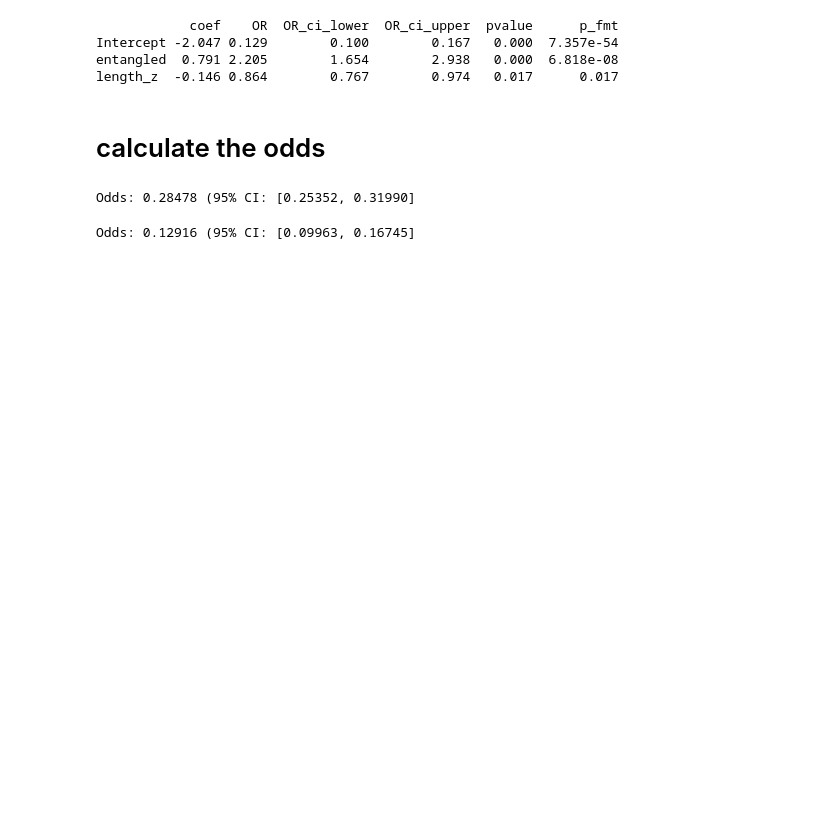
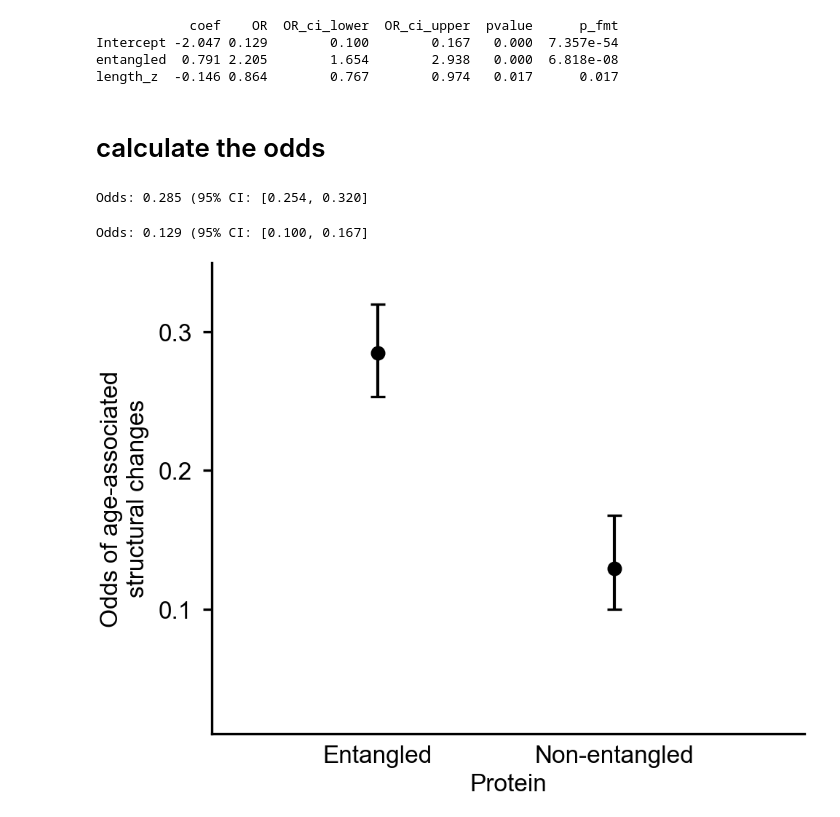
Before and after one commit to vuqv/entanglement_misfolding_and_aging, a Jupyter notebook: statistical_association/notebook/1_0_SC_Ent_Protein_level.ipynb, the cells around one changed output. Saved outputs shown, nothing was run; the diff lists cells and outputs as text; code cells hidden in the pictures; blank space fills up the shorter version.

```diff
--- a/statistical_association/notebook/1_0_SC_Ent_Protein_level.ipynb
+++ b/statistical_association/notebook/1_0_SC_Ent_Protein_level.ipynb
@@ -214,13 +251,13 @@ logit_lower = logit - 1.96 * se_logit
 logit_upper = logit + 1.96 * se_logit
 
 # Convert to odds
-odds = np.exp(logit)
-ci_lower = np.exp(logit_lower)
-ci_upper = np.exp(logit_upper)
+E_odds = np.exp(logit)
+E_ci_lower = np.exp(logit_lower)
+E_ci_upper = np.exp(logit_upper)
 
-print(f"Odds: {odds:.5f} (95% CI: [{ci_lower:.5f}, {ci_upper:.5f}]")
+print(f"Odds: {E_odds:.3f} (95% CI: [{E_ci_lower:.3f}, {E_ci_upper:.3f}]")
 # %% [output]
-Odds: 0.28478 (95% CI: [0.25352, 0.31990]
+Odds: 0.285 (95% CI: [0.254, 0.320]
 # %%
 # Odd of non-entangled proteins exhibit age-associated structural change
 # Coefficients and covariance matrix
@@ -242,10 +279,30 @@ logit_lower = logit - 1.96 * se_logit
 logit_upper = logit + 1.96 * se_logit
 
 # Convert to odds
-odds = np.exp(logit)
-ci_lower = np.exp(logit_lower)
-ci_upper = np.exp(logit_upper)
+NE_odds = np.exp(logit)
+NE_ci_lower = np.exp(logit_lower)
+NE_ci_upper = np.exp(logit_upper)
 
-print(f"Odds: {odds:.5f} (95% CI: [{ci_lower:.5f}, {ci_upper:.5f}]")
+print(f"Odds: {NE_odds:.3f} (95% CI: [{NE_ci_lower:.3f}, {NE_ci_upper:.3f}]")
 # %% [output]
-Odds: 0.12916 (95% CI: [0.09963, 0.16745]
+Odds: 0.129 (95% CI: [0.100, 0.167]
+# %%
+data = {
+            "Entangled": [E_odds, E_ci_lower, E_ci_upper],
+            "Non-entangled": [NE_odds, NE_ci_lower, NE_ci_upper]
+        }
+data
+
+fig_odds, ax_odds = plot_odds(
+    data=data,
+    figsize=(3.50, 2.80),
+    yticks=np.arange(0, 0.41, 0.1),
+    xlim=(0, 2.5),
+    ylim=(0.01, 0.35),
+)
+
+plt.show()
+fig_odds.savefig('figs/Protein_Level_LR_odds.pdf')
+fig_odds.savefig('figs/Protein_Level_LR_odds.png', dpi=300)
+# %% [output]
+[figure, added]
```
Also changed, not shown: parts of 13 cells of this notebook, 26 other files.
